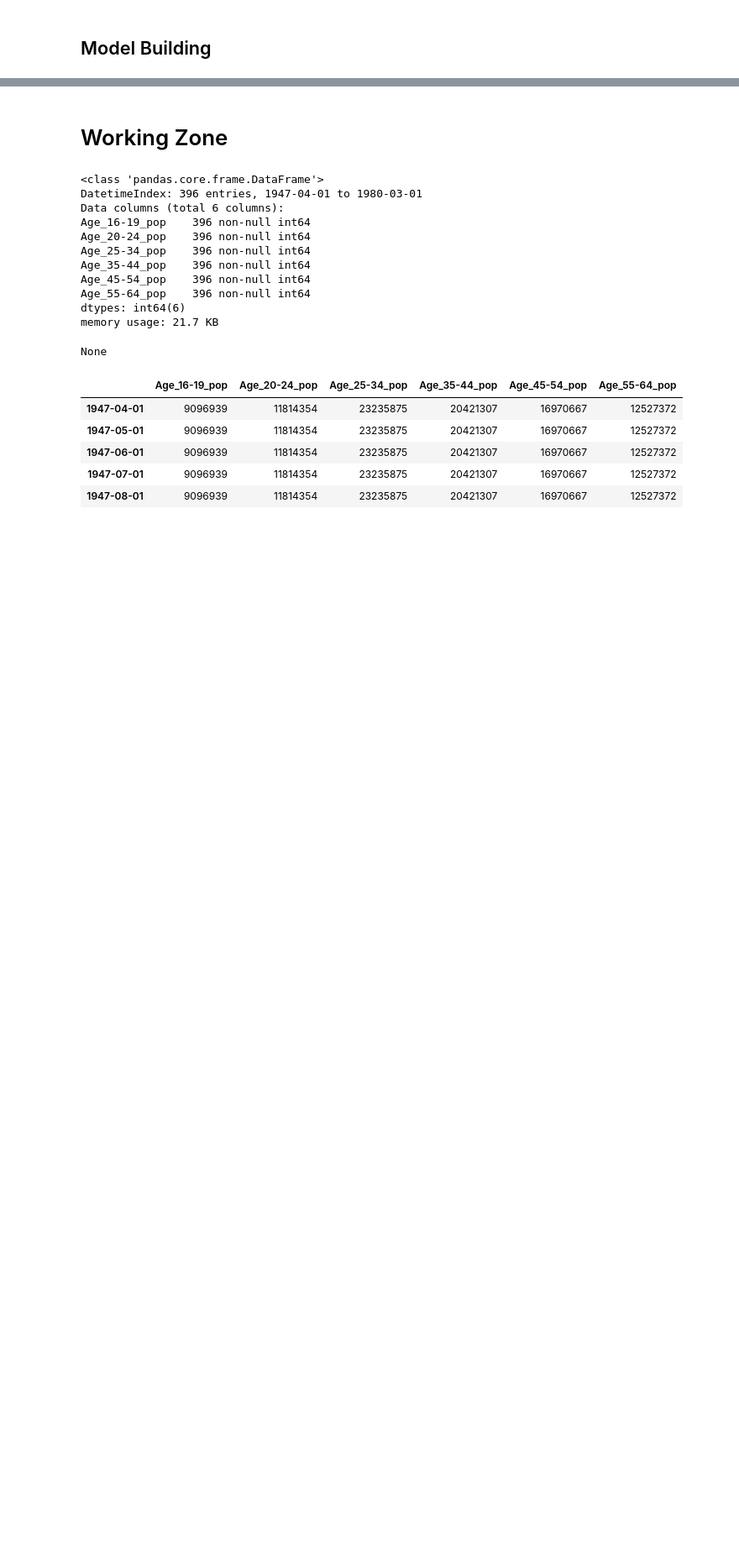
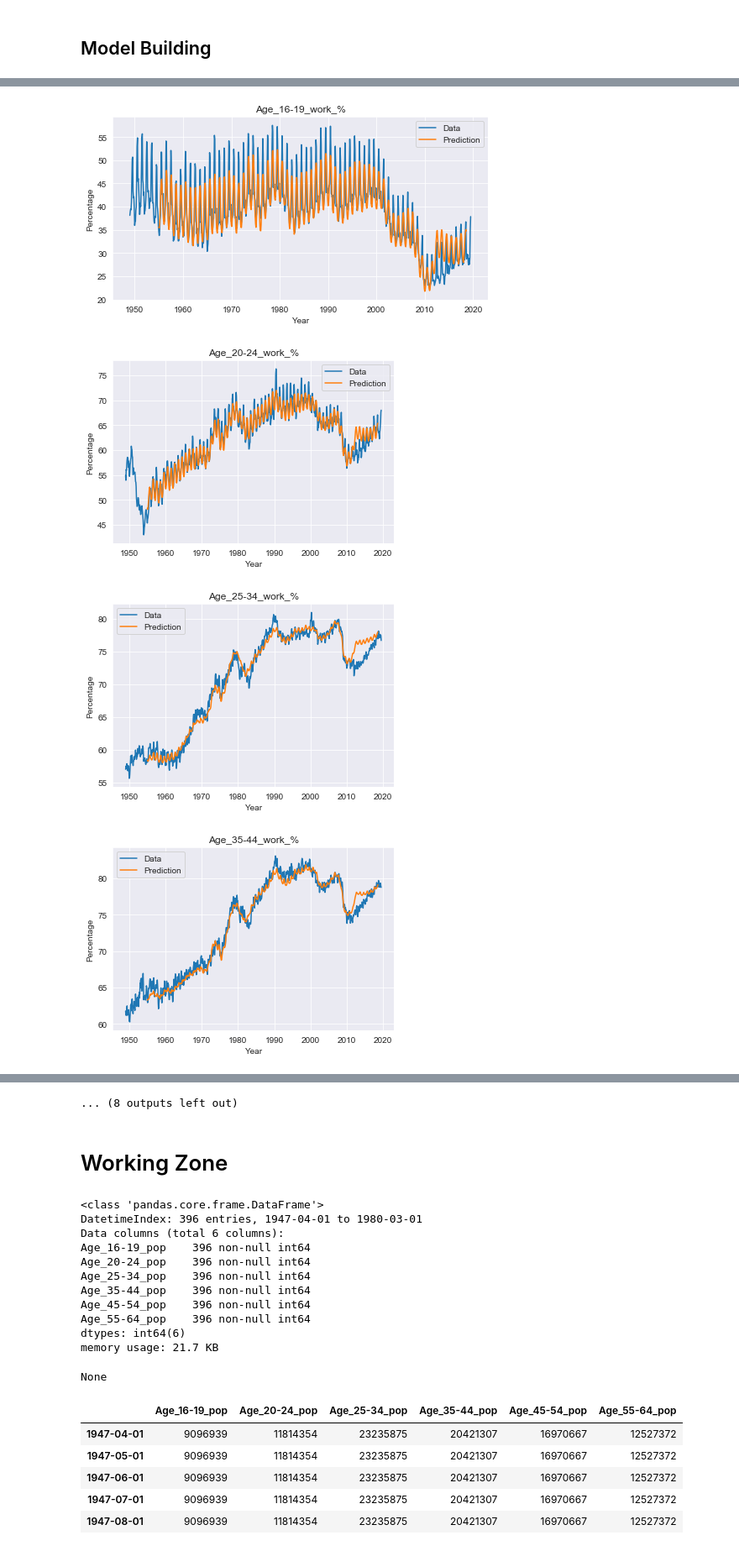
Before and after one commit to zapatos24/Employment_Prediction_LSTM_NN, a Jupyter notebook: mod_7_project.ipynb, the cells around one changed output, grey strips where cells are left out. Shown at 84% size. Cells and saved outputs as stored; diff of their text form; code cells hidden in the pictures; blank space fills up the shorter version.

Commit message:
LSTM tuned but no scaling

```diff
--- a/mod_7_project.ipynb
+++ b/mod_7_project.ipynb
@@ -1309,3 +1358,3 @@ plt.show()
 # %%
 lstm_full_X, lstm_full_y = split_sequences(lstm_df.values, n_steps_in, n_steps_out)
-full_predict = nn_model.predict(lstm_full_X)
+full_model_predict = nn_model.predict(lstm_full_X)
@@ -1325,0 +1361,9 @@ full_predict = nn_model.predict(lstm_full_X)
+# %%
+predict_df = pd.DataFrame()
+for i in range(len(full_model_predict)):
+    predict_df = predict_df.append(pd.DataFrame(full_model_predict[i][0]).transpose())
+predict_df.columns = model_df.columns
+predict_df = predict_df.applymap(lambda x: x*100)
+predict_df.set_index(model_df.iloc[n_steps_in:-n_steps_out+1].index, inplace=True)
+display(predict_df.head())
+display(predict_df.tail())
@@ -1325,0 +1383,16 @@ full_predict = nn_model.predict(lstm_full_X)
+# %%
+plt.figure(figsize=(8,4))
+for col in model_df.columns:
+    plt.plot(model_df[col], label='Data')
+    plt.plot(predict_df[col], label='Prediction')
+    plt.title(col)
+    plt.legend()
+    plt.ylabel('Percentage')
+    plt.xlabel('Year')
+    plt.show()
+    plt.clf()
+# %% [output]
+[figure, added]
+[figure, added]
+[figure, added]
+[figure, added]
@@ -1326,3 +1407,4 @@ full_predict = nn_model.predict(lstm_full_X)
+... (8 outputs left out)
 # %%
 # tscv = TimeSeriesSplit(n_splits=5)
 # tscv.split()
```
Also changed, not shown: parts of 52 cells of this notebook, 3 other files.
